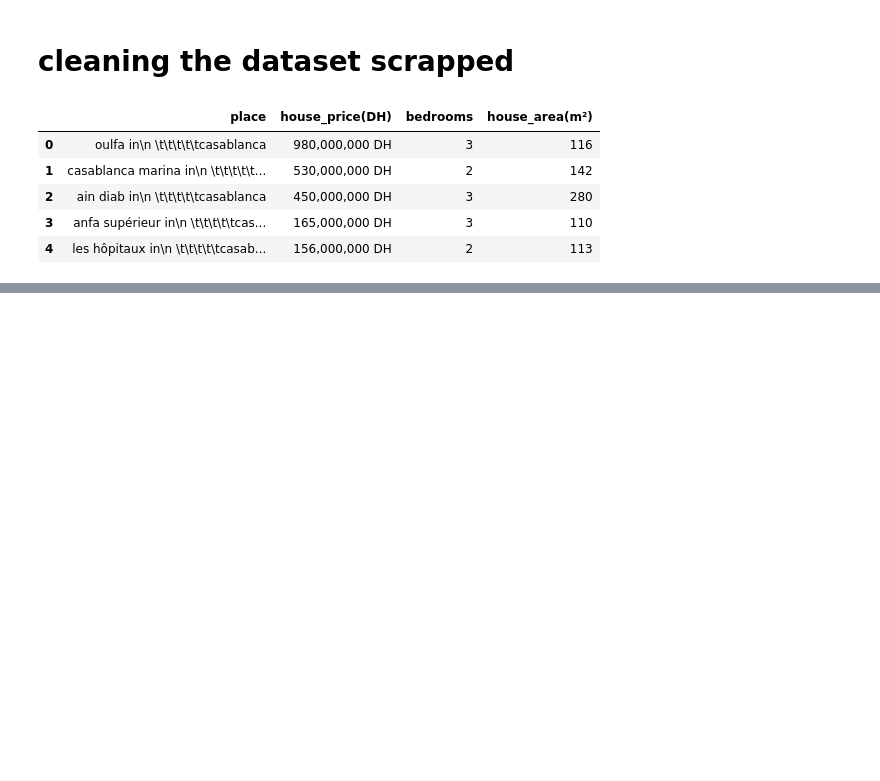
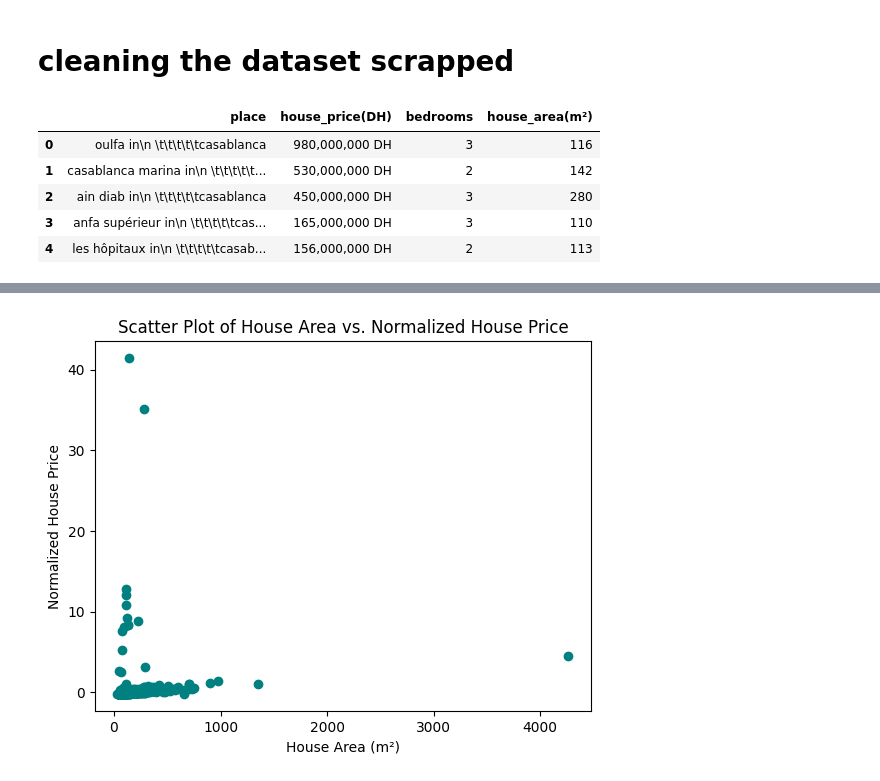
Before and after one commit to yuguerten/Casablanca-housing, a Jupyter notebook: housing_Casablanca_scraper.ipynb, the cells around one changed output, grey strips where cells are left out. Cells and saved outputs as stored; diff of their text form; code cells hidden in the pictures; blank space fills up the shorter version.

```diff
--- a/housing_Casablanca_scraper.ipynb
+++ b/housing_Casablanca_scraper.ipynb
@@ -219,0 +255,10 @@ fig.show()
+# %%
+plt.scatter(housing_Casablanca['house_area(m²)'], housing_Casablanca['normalized_house_price'], color='teal')
+plt.xlabel('House Area (m²)')
+plt.ylabel('Normalized House Price')
+plt.title('Scatter Plot of House Area vs. Normalized House Price')
+# plt.xlim(20, 4500)
+
+plt.show()
+# %% [output]
+[figure, added]
```
Also changed, not shown: parts of 22 cells of this notebook.
